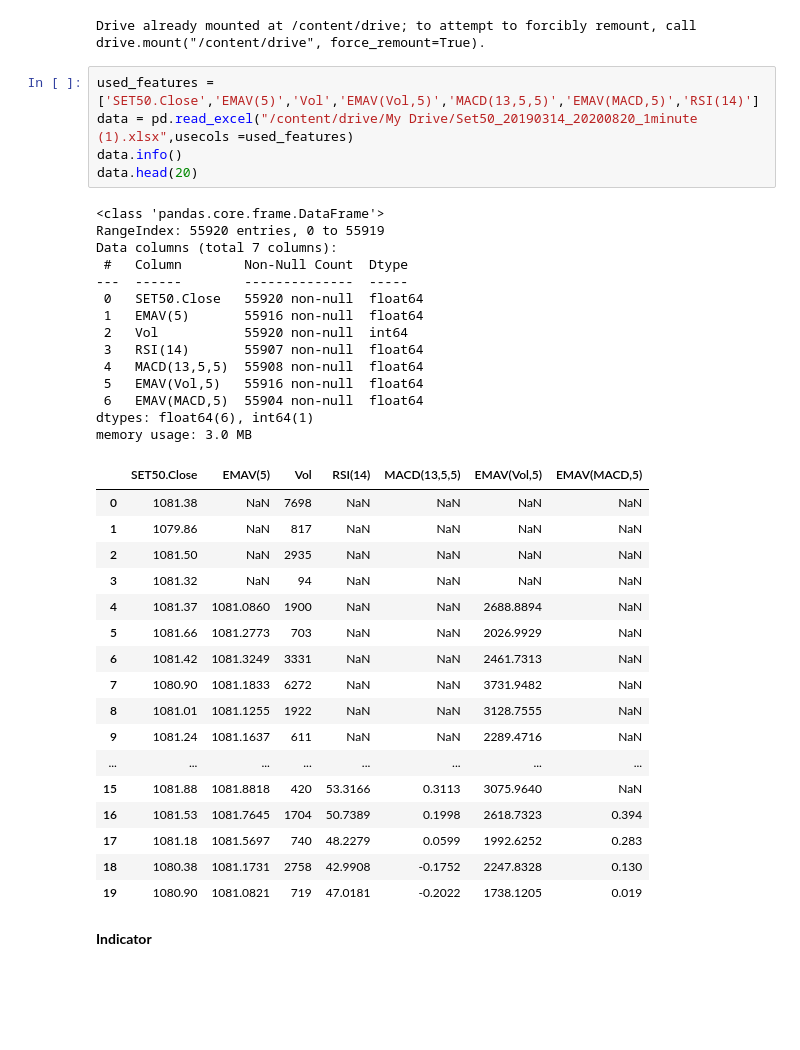
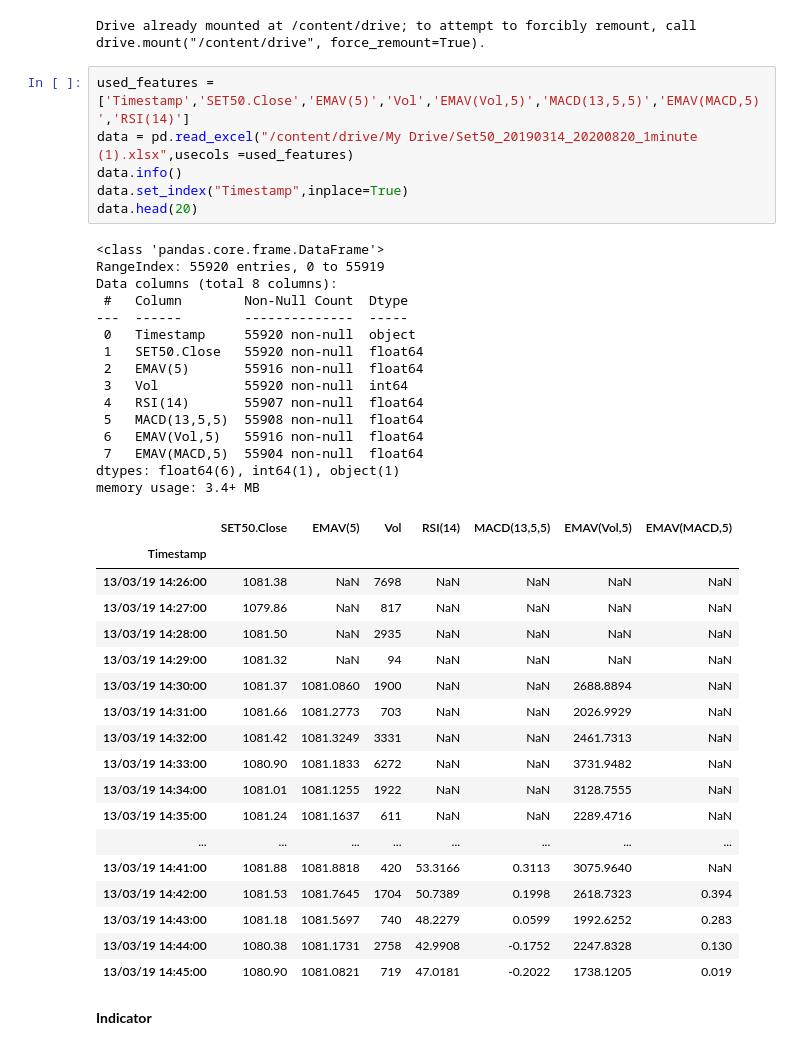
Before and after one commit to sarisppp/PJ63_CE18, a Jupyter notebook: ML_Stock_V.4_DecisionTree_model.ipynb, the cells around one changed output. Saved outputs shown, nothing was run; the diff lists cells and outputs as text; blank space fills up the shorter version.

```diff
--- a/ML_Stock_V.4_DecisionTree_model.ipynb
+++ b/ML_Stock_V.4_DecisionTree_model.ipynb
@@ -20,42 +20,45 @@ from sklearn.preprocessing import MinMaxScaler
 # %% [output]
 Drive already mounted at /content/drive; to attempt to forcibly remount, call drive.mount("/content/drive", force_remount=True).
 # %%
-used_features = ['SET50.Close','EMAV(5)','Vol','EMAV(Vol,5)','MACD(13,5,5)','EMAV(MACD,5)','RSI(14)']
+used_features = ['Timestamp','SET50.Close','EMAV(5)','Vol','EMAV(Vol,5)','MACD(13,5,5)','EMAV(MACD,5)','RSI(14)']
 data = pd.read_excel("/content/drive/My Drive/Set50_20190314_20200820_1minute (1).xlsx",usecols =used_features)
 data.info()
+data.set_index("Timestamp",inplace=True)
 data.head(20)
 # %% [output]
 <class 'pandas.core.frame.DataFrame'>
 RangeIndex: 55920 entries, 0 to 55919
-Data columns (total 7 columns):
+Data columns (total 8 columns):
  #   Column        Non-Null Count  Dtype
 ---  ------        --------------  -----
- 0   SET50.Close   55920 non-null  float64
- 1   EMAV(5)       55916 non-null  float64
- 2   Vol           55920 non-null  int64
- 3   RSI(14)       55907 non-null  float64
- 4   MACD(13,5,5)  55908 non-null  float64
- 5   EMAV(Vol,5)   55916 non-null  float64
- 6   EMAV(MACD,5)  55904 non-null  float64
-dtypes: float64(6), int64(1)
-memory usage: 3.0 MB
+ 0   Timestamp     55920 non-null  object
+ 1   SET50.Close   55920 non-null  float64
+ 2   EMAV(5)       55916 non-null  float64
+ 3   Vol           55920 non-null  int64
+ 4   RSI(14)       55907 non-null  float64
+ 5   MACD(13,5,5)  55908 non-null  float64
+ 6   EMAV(Vol,5)   55916 non-null  float64
+ 7   EMAV(MACD,5)  55904 non-null  float64
+dtypes: float64(6), int64(1), object(1)
+memory usage: 3.4+ MB
 |  | SET50.Close | EMAV(5) | Vol | RSI(14) | MACD(13,5,5) | EMAV(Vol,5) | EMAV(MACD,5) |
-| 0 | 1081.38 | NaN | 7698 | NaN | NaN | NaN | NaN |
-| 1 | 1079.86 | NaN | 817 | NaN | NaN | NaN | NaN |
-| 2 | 1081.50 | NaN | 2935 | NaN | NaN | NaN | NaN |
-| 3 | 1081.32 | NaN | 94 | NaN | NaN | NaN | NaN |
-| 4 | 1081.37 | 1081.0860 | 1900 | NaN | NaN | 2688.8894 | NaN |
-| 5 | 1081.66 | 1081.2773 | 703 | NaN | NaN | 2026.9929 | NaN |
-| 6 | 1081.42 | 1081.3249 | 3331 | NaN | NaN | 2461.7313 | NaN |
-| 7 | 1080.90 | 1081.1833 | 6272 | NaN | NaN | 3731.9482 | NaN |
-| 8 | 1081.01 | 1081.1255 | 1922 | NaN | NaN | 3128.7555 | NaN |
-| 9 | 1081.24 | 1081.1637 | 611 | NaN | NaN | 2289.4716 | NaN |
+| Timestamp |  |  |  |  |  |  |  |
+| 13/03/19 14:26:00 | 1081.38 | NaN | 7698 | NaN | NaN | NaN | NaN |
+| 13/03/19 14:27:00 | 1079.86 | NaN | 817 | NaN | NaN | NaN | NaN |
+| 13/03/19 14:28:00 | 1081.50 | NaN | 2935 | NaN | NaN | NaN | NaN |
+| 13/03/19 14:29:00 | 1081.32 | NaN | 94 | NaN | NaN | NaN | NaN |
+| 13/03/19 14:30:00 | 1081.37 | 1081.0860 | 1900 | NaN | NaN | 2688.8894 | NaN |
+| 13/03/19 14:31:00 | 1081.66 | 1081.2773 | 703 | NaN | NaN | 2026.9929 | NaN |
+| 13/03/19 14:32:00 | 1081.42 | 1081.3249 | 3331 | NaN | NaN | 2461.7313 | NaN |
+| 13/03/19 14:33:00 | 1080.90 | 1081.1833 | 6272 | NaN | NaN | 3731.9482 | NaN |
+| 13/03/19 14:34:00 | 1081.01 | 1081.1255 | 1922 | NaN | NaN | 3128.7555 | NaN |
+| 13/03/19 14:35:00 | 1081.24 | 1081.1637 | 611 | NaN | NaN | 2289.4716 | NaN |
 | ... | ... | ... | ... | ... | ... | ... | ... |
-| 15 | 1081.88 | 1081.8818 | 420 | 53.3166 | 0.3113 | 3075.9640 | NaN |
-| 16 | 1081.53 | 1081.7645 | 1704 | 50.7389 | 0.1998 | 2618.7323 | 0.394 |
-| 17 | 1081.18 | 1081.5697 | 740 | 48.2279 | 0.0599 | 1992.6252 | 0.283 |
-| 18 | 1080.38 | 1081.1731 | 2758 | 42.9908 | -0.1752 | 2247.8328 | 0.130 |
-| 19 | 1080.90 | 1081.0821 | 719 | 47.0181 | -0.2022 | 1738.1205 | 0.019 |
+| 13/03/19 14:41:00 | 1081.88 | 1081.8818 | 420 | 53.3166 | 0.3113 | 3075.9640 | NaN |
+| 13/03/19 14:42:00 | 1081.53 | 1081.7645 | 1704 | 50.7389 | 0.1998 | 2618.7323 | 0.394 |
+| 13/03/19 14:43:00 | 1081.18 | 1081.5697 | 740 | 48.2279 | 0.0599 | 1992.6252 | 0.283 |
+| 13/03/19 14:44:00 | 1080.38 | 1081.1731 | 2758 | 42.9908 | -0.1752 | 2247.8328 | 0.130 |
+| 13/03/19 14:45:00 | 1080.90 | 1081.0821 | 719 | 47.0181 | -0.2022 | 1738.1205 | 0.019 |
 # %% [markdown]
 **Indicator**
 # %%
```
Also changed, not shown: parts of 7 cells of this notebook.
